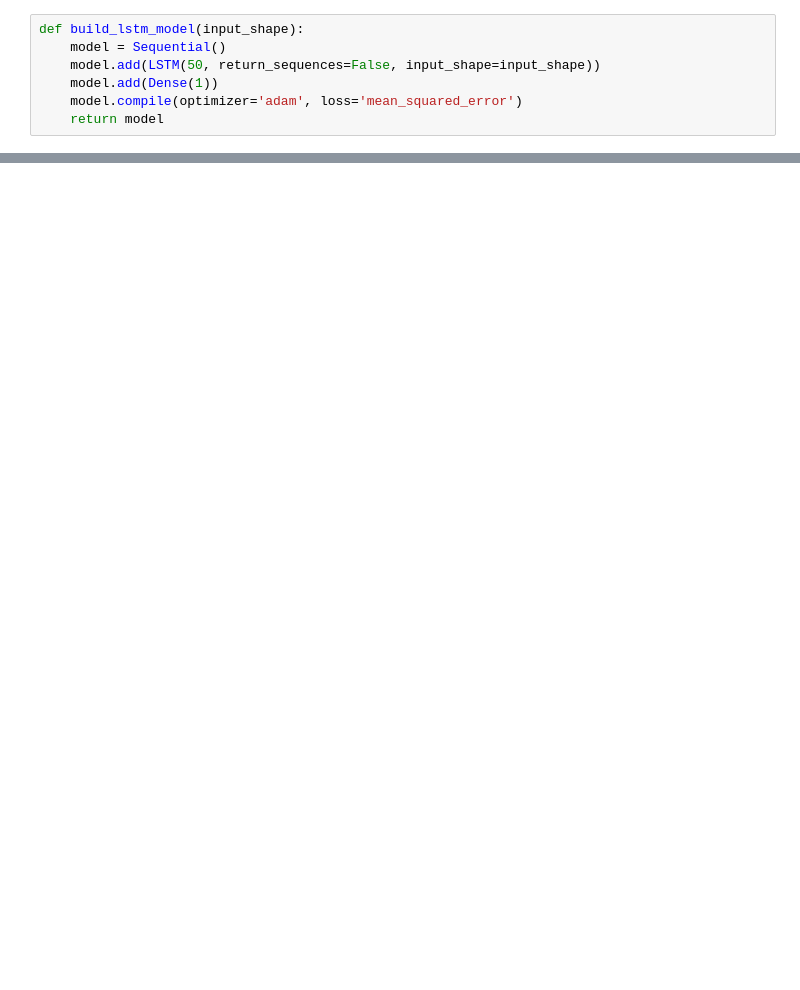
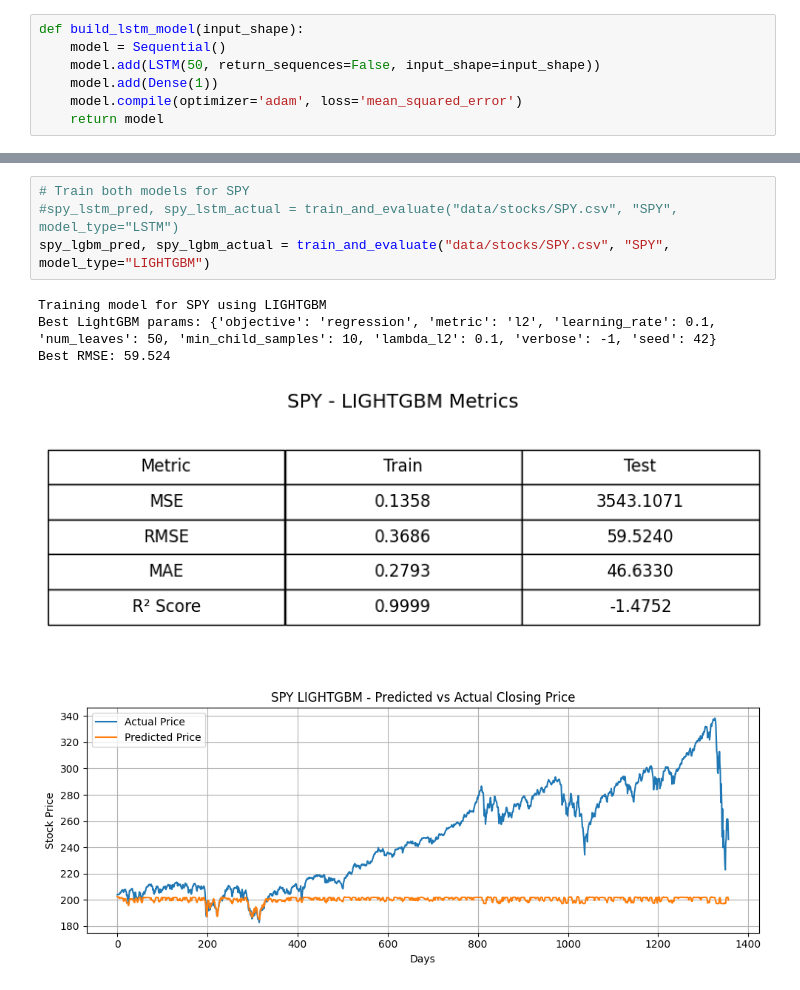
Before and after one commit to kyleanthonyr/stock-predictor, a Jupyter notebook: stock_prediction.ipynb, the cells around one changed output, grey strips where cells are left out. Drawn from its saved outputs; the diff is of its cells as text; blank space fills up the shorter version.

Commit message:
Edit: improved logic for lightgbm to include hyperparam tuning and added date and lag features to dataset for lightgbm.

```diff
--- a/stock_prediction.ipynb
+++ b/stock_prediction.ipynb
@@ -143,0 +222,10 @@ Epoch 20/20
+# %%
+# Train both models for SPY
+#spy_lstm_pred, spy_lstm_actual = train_and_evaluate("data/stocks/SPY.csv", "SPY", model_type="LSTM")
+spy_lgbm_pred, spy_lgbm_actual = train_and_evaluate("data/stocks/SPY.csv", "SPY", model_type="LIGHTGBM")
+# %% [output]
+Training model for SPY using LIGHTGBM
+Best LightGBM params: {'objective': 'regression', 'metric': 'l2', 'learning_rate': 0.1, 'num_leaves': 50, 'min_child_samples': 10, 'lambda_l2': 0.1, 'verbose': -1, 'seed': 42}
+Best RMSE: 59.524
+[figure, added]
+[figure, added]
```
Also changed, not shown: parts of 6 cells of this notebook.
